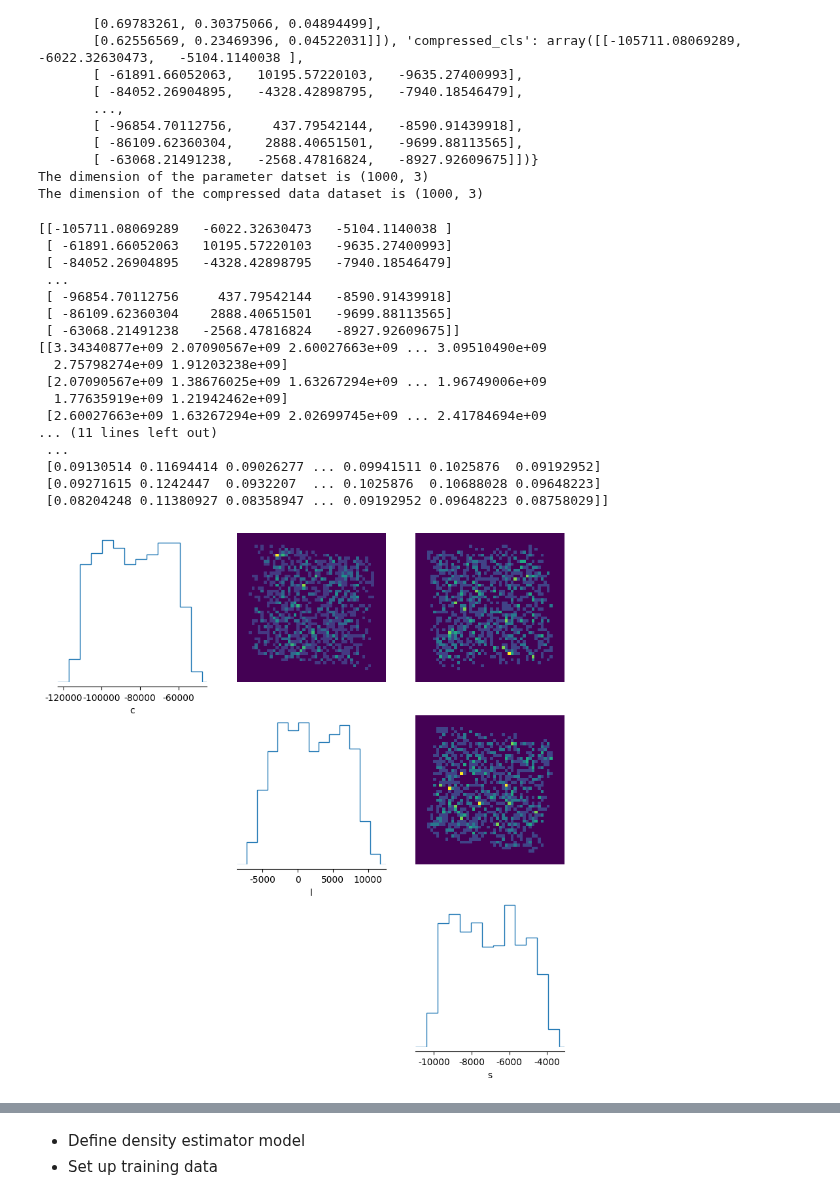
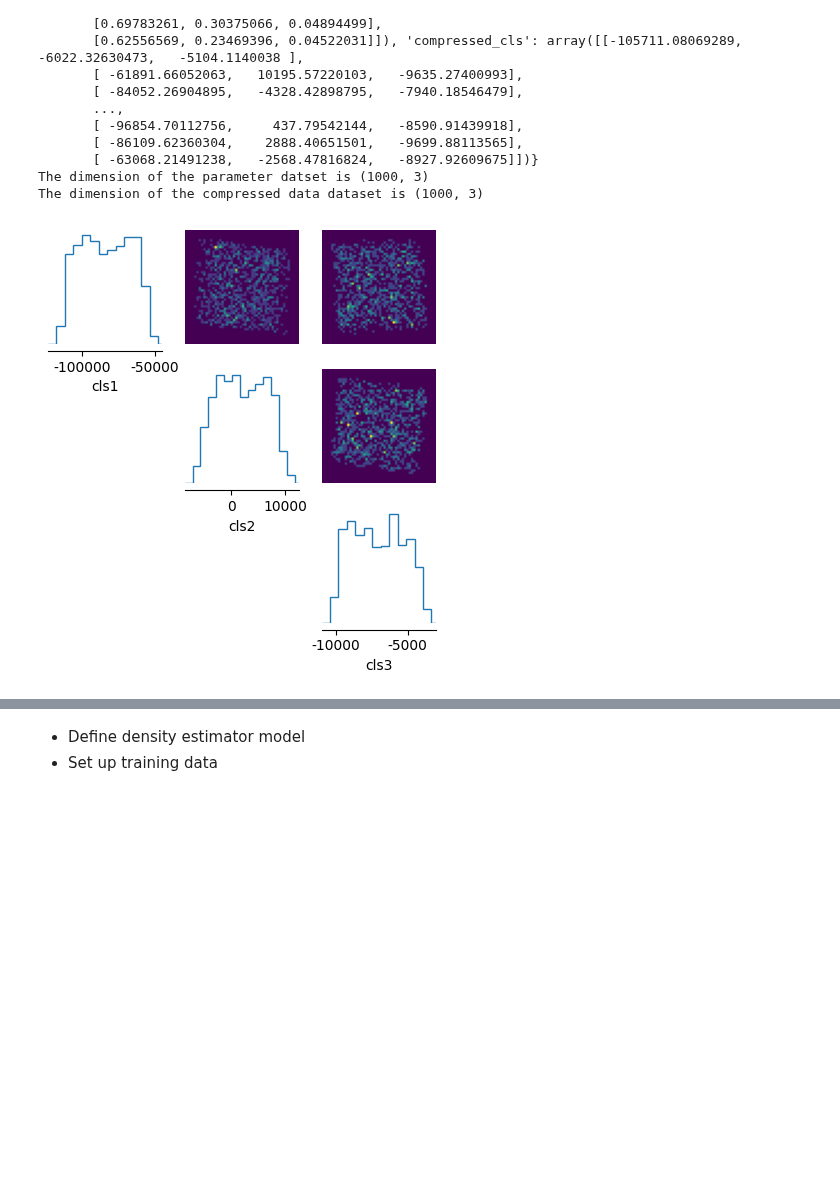
Before and after one commit to astro-informatics/sbi_tutorial, a Jupyter notebook: sbi_demo.ipynb, the cells around one changed output, grey strips where cells are left out. Cells and saved outputs as stored; diff of their text form; code cells hidden in the pictures; blank space fills up the shorter version.

Commit message:
Added getdist plot and fixed posterior plots

```diff
--- a/sbi_demo.ipynb
+++ b/sbi_demo.ipynb
@@ -67,7 +69,7 @@ def prior_param_samples(h_range, Oc_range, Ob_range, type, n_samples):
 h_range = (0.6, 0.8)
 Oc_range = (0.2, 0.4)
 Ob_range = (0.03, 0.05)
-n_samples = 2
+n_samples = 1000
 uniform_samples = prior_param_samples(h_range, Oc_range, Ob_range, "uniform", n_samples)
 print("Uniform Samples:\n", uniform_samples)
 normal_samples = prior_param_samples(h_range, Oc_range, Ob_range, "normal", n_samples)
@@ -97,8 +99,8 @@ cls_samples = np.array(cls_samples)
 # with open('sbi_demo_data.pkl', 'wb') as f:
     # pickle.dump({'params': param_samples, 'cls': cls_samples}, f)
 
-with open('sbi_demo_data.json', 'w') as f:
-    json.dump({'params': param_samples, 'cls': cls_samples}, f)
+# with open('sbi_demo_data.json', 'w') as f:
+#     json.dump({'params': param_samples, 'cls': cls_samples}, f)
 # %% [output]
 TypeError: Object of type ndarray is not JSON serializable
 # %% [markdown]
@@ -150,7 +152,7 @@ def cca(param_samples, cls_samples, parameters, data, plot=False):
     # Using scipy's eigh function for generalized eigenvalue problem, requires symmetric matrices and positive definite ct-cl
     e_vals, e_vecs = sp.linalg.eigh(ct, ct - cl)
     print('e_vals',e_vals.shape,'e_vecs',e_vecs.shape)
-    canon_corr = e_vals[::-1][:param_count]
+    # canon_corr = e_vals[::-1][:param_count]
     canon_projs = e_vecs[:,::-1][:,:param_count]
 
     # Using numpy's eig function for generalized eigenvalue problem, less efficient but works for non-symmetric matrices)
@@ -408,27 +409,10 @@ The compressed parameter and data pairs are as below {'params': array([[0.614726
 The dimension of the parameter datset is (1000, 3)
 The dimension of the compressed data dataset is (1000, 3)
 # %%
-_ = pairplot(cls_samples, labels='cls samples')
-_ = pairplot(param_samples, labels='param samples')
-print(cls_samples)
-print(np.cov(cls_samples))
-print(np.cov(param_samples))
+_ = pairplot(cls_samples, figsize=(5,5), labels=['cls1', 'cls2', 'cls3'])
+_ = pairplot(param_samples, figsize=(5,5), labels=['param1', 'param2', 'param3'])
+# print(cls_samples)
+# print(np.cov(cls_samples))
+# print(np.cov(param_samples))
 # %% [output]
-[[-105711.08069289   -6022.32630473   -5104.1140038 ]
- [ -61891.66052063   10195.57220103   -9635.27400993]
- [ -84052.26904895   -4328.42898795   -7940.18546479]
- ...
- [ -96854.70112756     437.79542144   -8590.91439918]
- [ -86109.62360304    2888.40651501   -9699.88113565]
- [ -63068.21491238   -2568.47816824   -8927.92609675]]
-[[3.34340877e+09 2.07090567e+09 2.60027663e+09 ... 3.09510490e+09
-  2.75798274e+09 1.91203238e+09]
- [2.07090567e+09 1.38676025e+09 1.63267294e+09 ... 1.96749006e+09
-  1.77635919e+09 1.21942462e+09]
- [2.60027663e+09 1.63267294e+09 2.02699745e+09 ... 2.41784694e+09
-... (11 lines left out)
- ...
- [0.09130514 0.11694414 0.09026277 ... 0.09941511 0.1025876  0.09192952]
- [0.09271615 0.1242447  0.0932207  ... 0.1025876  0.10688028 0.09648223]
- [0.08204248 0.11380927 0.08358947 ... 0.09192952 0.09648223 0.08758029]]
-[figure, old version]
+[figure, new version]
```
Also changed, not shown: parts of 11 cells of this notebook, 21 other files.
